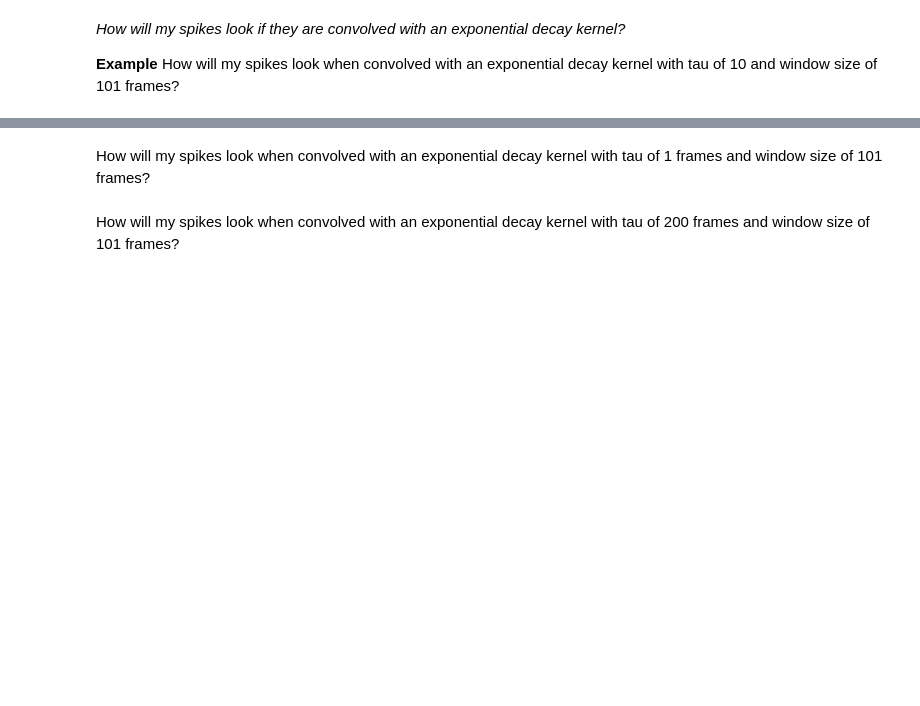
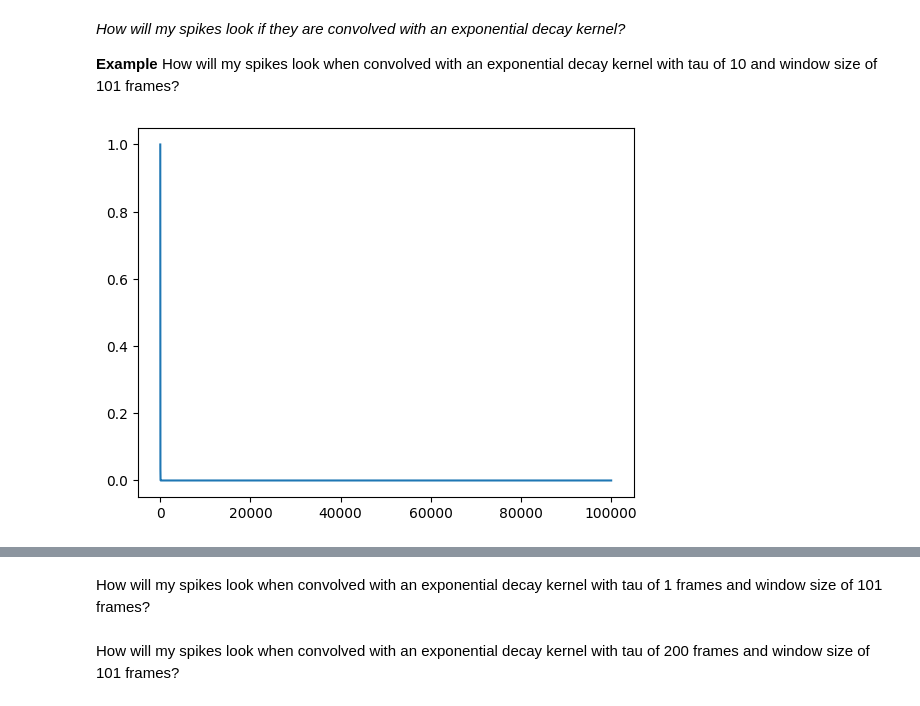
Before and after one commit to bkampa/intro-to-calcium-imaging-analysis-in-python-2025, a Jupyter notebook: day1/03. Spike Inference From Calcium Traces.ipynb, the cells around one changed output, grey strips where cells are left out. Cells and saved outputs as stored; diff of their text form; code cells hidden in the pictures; blank space fills up the shorter version.

```diff
--- a/day1/03. Spike Inference From Calcium Traces.ipynb
+++ b/day1/03. Spike Inference From Calcium Traces.ipynb
@@ -57,16 +92,11 @@ How will my spikes look if they were convolved with a triangle kernel of window
 **Example** How will my spikes look when convolved with an exponential decay kernel with tau of 10 and window size of 101 frames?
 # %%
 tau = 10
-win_len = 101
+win_len = 100000
 t = np.arange(win_len)
 kernel_unnorm = np.exp(-t / tau)
-kernel = kernel_unnorm / kernel_unnorm.sum()
-convolved_trace = convolve(s1, kernel, mode='full')
 
-plt.subplot(211)
-plt.plot(kernel)
 
-plt.subplot(212)
-plt.plot(s1)
-plt.plot(convolved_trace[:-win_len+1], color='r')
-plt.xlim(0, 100)
+plt.plot(kernel_unnorm);
+# %% [output]
+[figure, added]
```
Also changed, not shown: parts of 21 cells of this notebook, 6 other files.
